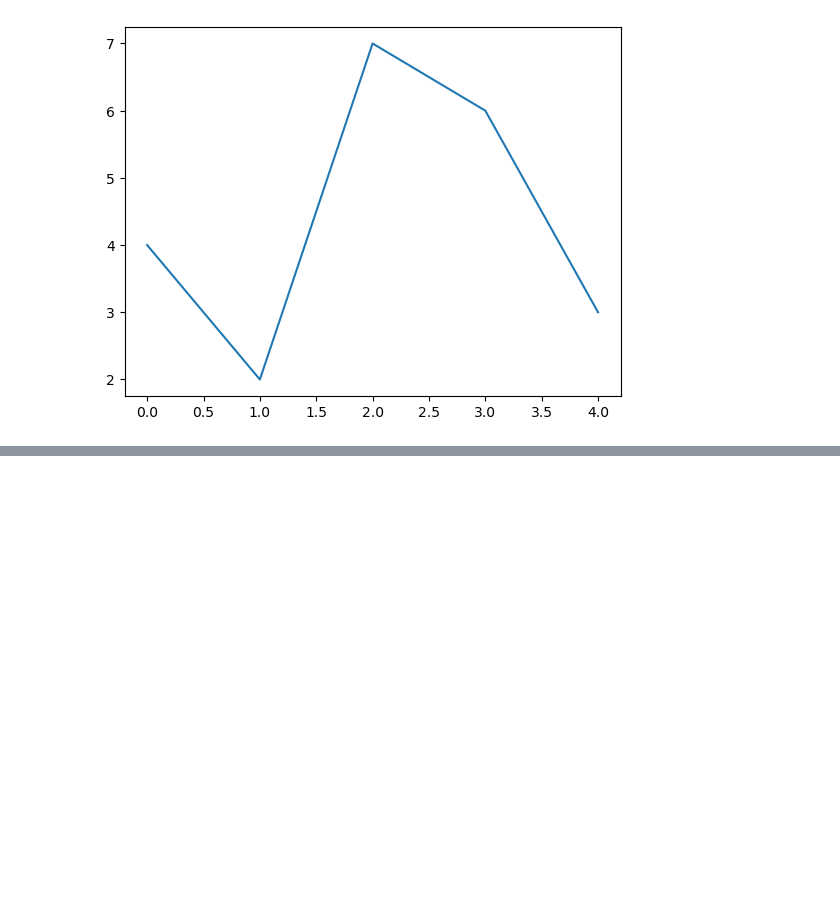
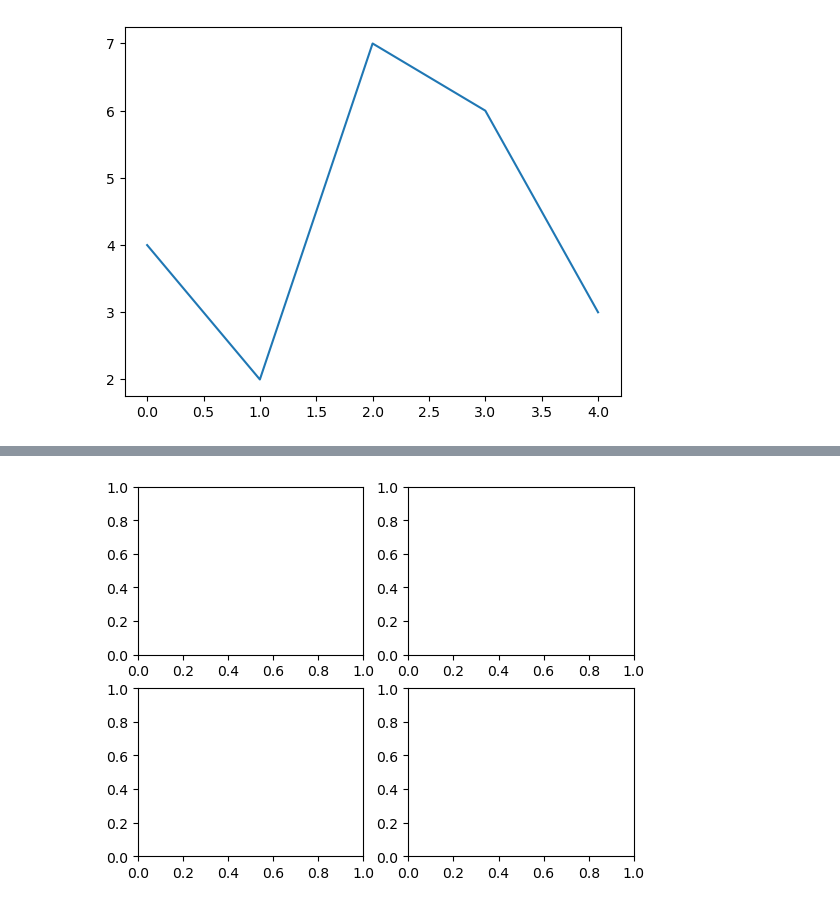
Before and after one commit to martuwilson/python-data-intelligence, a Jupyter notebook: Matplotlib/Matplotlib.ipynb, the cells around one changed output, grey strips where cells are left out. Drawn from its saved outputs; the diff is of its cells as text; code cells hidden in the pictures; blank space fills up the shorter version.

```diff
--- a/Matplotlib/Matplotlib.ipynb
+++ b/Matplotlib/Matplotlib.ipynb
@@ -16,0 +25,5 @@ plt.show() # Mostrar el gráfico
+# %%
+plt.subplots(ncols=2, nrows=2) # para crear mas de 1 grafico
+plt.show()
+# %% [output]
+[figure, added]
```
Also changed, not shown: parts of 3 cells of this notebook.
